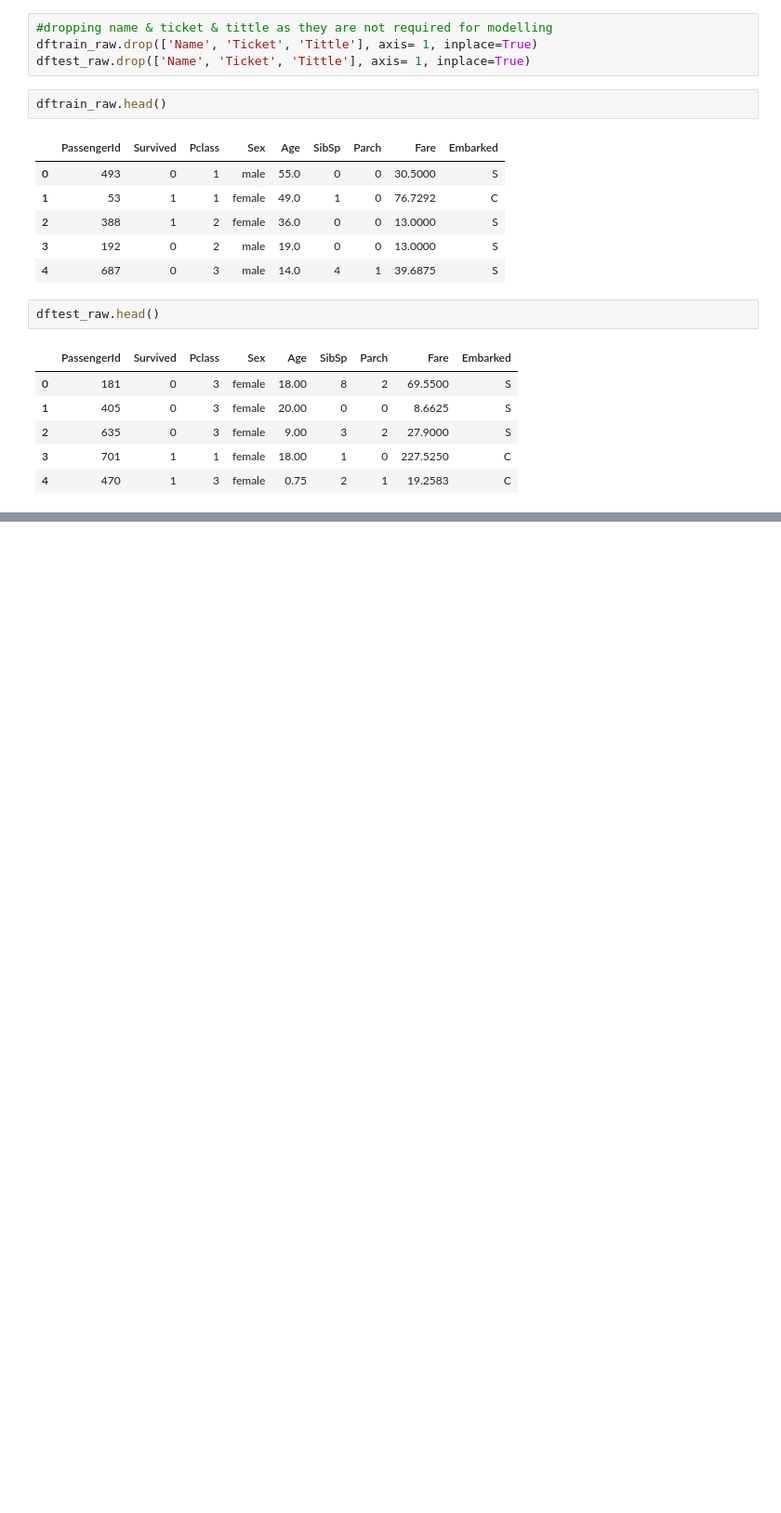
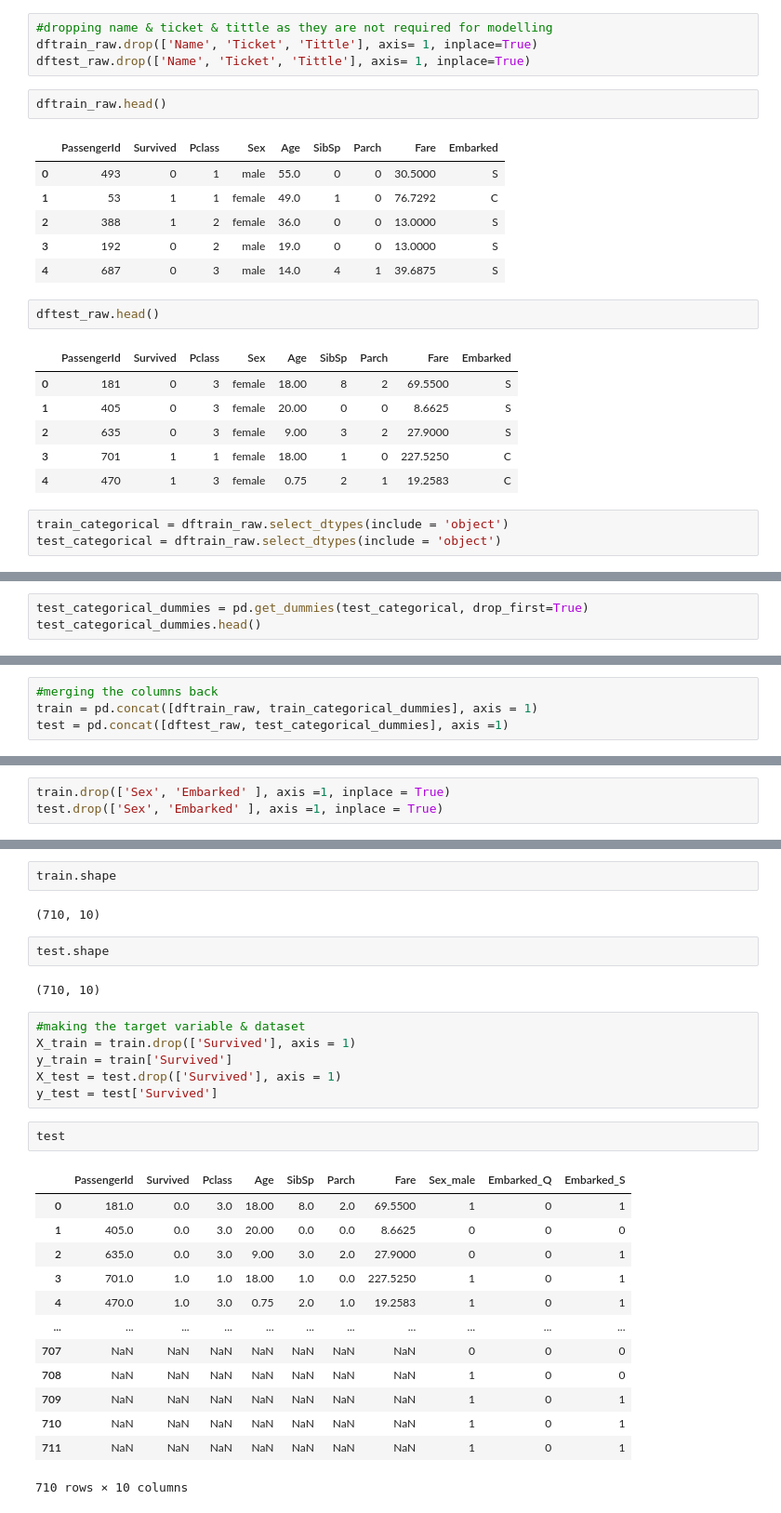
Before and after one commit to rohandawar/deeplearning_titanic, a Jupyter notebook: Learning_Tensorflow_1.ipynb, the cells around one changed output, grey strips where cells are left out. Shown at 93% size. Cells and saved outputs as stored; diff of their text form; blank space fills up the shorter version.

```diff
--- a/Learning_Tensorflow_1.ipynb
+++ b/Learning_Tensorflow_1.ipynb
@@ -341,3 +341,6 @@ dftest_raw.head()
 | 2 | 635 | 0 | 3 | female | 9.00 | 3 | 2 | 27.9000 | S |
 | 3 | 701 | 1 | 1 | female | 18.00 | 1 | 0 | 227.5250 | C |
 | 4 | 470 | 1 | 3 | female | 0.75 | 2 | 1 | 19.2583 | C |
+# %%
+train_categorical = dftrain_raw.select_dtypes(include = 'object')
+test_categorical = dftrain_raw.select_dtypes(include = 'object')
@@ -343,0 +375,3 @@ dftest_raw.head()
+# %%
+test_categorical_dummies = pd.get_dummies(test_categorical, drop_first=True)
+test_categorical_dummies.head()
@@ -343,0 +385,4 @@ dftest_raw.head()
+# %%
+#merging the columns back
+train = pd.concat([dftrain_raw, train_categorical_dummies], axis = 1)
+test = pd.concat([dftest_raw, test_categorical_dummies], axis =1)
@@ -343,0 +407,3 @@ dftest_raw.head()
+# %%
+train.drop(['Sex', 'Embarked' ], axis =1, inplace = True)
+test.drop(['Sex', 'Embarked' ], axis =1, inplace = True)
@@ -343,0 +428,30 @@ dftest_raw.head()
+# %%
+train.shape
+# %% [output]
+(710, 10)
+# %%
+test.shape
+# %% [output]
+(710, 10)
+# %%
+#making the target variable & dataset
+X_train = train.drop(['Survived'], axis = 1)
+y_train = train['Survived']
+X_test = test.drop(['Survived'], axis = 1)
+y_test = test['Survived']
+# %%
+test
+# %% [output]
+|  | PassengerId | Survived | Pclass | Age | SibSp | Parch | Fare | Sex_male | Embarked_Q | Embarked_S |
+| 0 | 181.0 | 0.0 | 3.0 | 18.00 | 8.0 | 2.0 | 69.5500 | 1 | 0 | 1 |
+| 1 | 405.0 | 0.0 | 3.0 | 20.00 | 0.0 | 0.0 | 8.6625 | 0 | 0 | 0 |
+| 2 | 635.0 | 0.0 | 3.0 | 9.00 | 3.0 | 2.0 | 27.9000 | 0 | 0 | 1 |
+| 3 | 701.0 | 1.0 | 1.0 | 18.00 | 1.0 | 0.0 | 227.5250 | 1 | 0 | 1 |
+| 4 | 470.0 | 1.0 | 3.0 | 0.75 | 2.0 | 1.0 | 19.2583 | 1 | 0 | 1 |
+| ... | ... | ... | ... | ... | ... | ... | ... | ... | ... | ... |
+| 707 | NaN | NaN | NaN | NaN | NaN | NaN | NaN | 0 | 0 | 0 |
+| 708 | NaN | NaN | NaN | NaN | NaN | NaN | NaN | 1 | 0 | 0 |
+| 709 | NaN | NaN | NaN | NaN | NaN | NaN | NaN | 1 | 0 | 1 |
+| 710 | NaN | NaN | NaN | NaN | NaN | NaN | NaN | 1 | 0 | 1 |
+| 711 | NaN | NaN | NaN | NaN | NaN | NaN | NaN | 1 | 0 | 1 |
+710 rows × 10 columns
```
Also changed, not shown: parts of 14 cells of this notebook.
